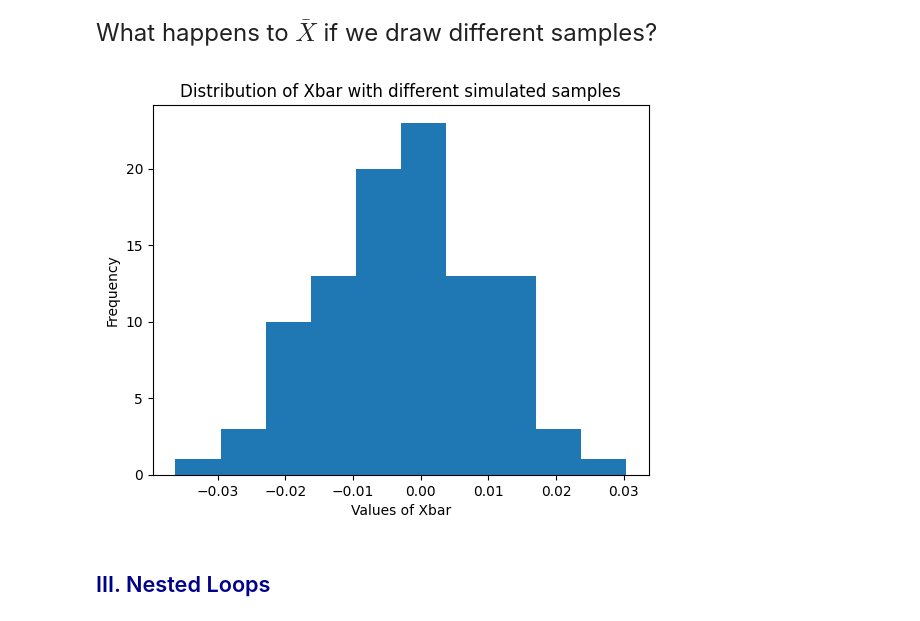
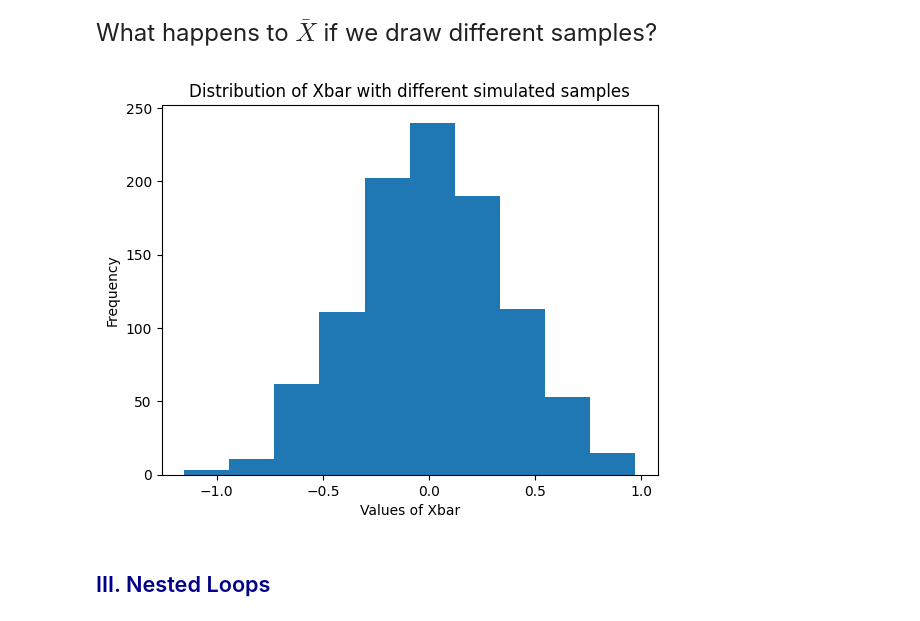
Before and after one commit to JunyiZhou-Conny/qtm151spring2023, a Jupyter notebook: Lecture 06 Distribution Simulation/Lecture 6.ipynb, the cells around one changed output. Drawn from its saved outputs; the diff is of its cells as text; code cells hidden in the pictures.

```diff
--- a/Lecture 06 Distribution Simulation/Lecture 6.ipynb
+++ b/Lecture 06 Distribution Simulation/Lecture 6.ipynb
@@ -149,24 +149,24 @@ What happens to $\bar{X}$ if we draw different samples?
 # %%
 # We will draw random sample "num_simulations" times
 # Each time we will create a random vector of size "sample_size"
 # In this example we will generate values from a uniform between -2 and 2.
 
-num_simulations = 100
-sample_size     = 10000
+num_simulations = 1000
+sample_size     = 10
 
 vec_xbar = [None] * num_simulations
 
 for iteration in range(num_simulations):
     vec_unif  = np.random.uniform(low = -2, high=2, size = sample_size)
     vec_xbar[iteration] = vec_unif.mean()
 
 plt.hist(vec_xbar)
 plt.title("Distribution of Xbar with different simulated samples")
 plt.ylabel("Frequency")
 plt.xlabel("Values of Xbar")
 plt.show()
 # %% [output]
-[figure, old version]
+[figure, new version]
 # %% [markdown]
 ## <span style="color:darkblue"> III. Nested Loops </span>
 # %% [markdown]
```
Also changed, not shown: parts of 7 cells of this notebook, 8 other files.
